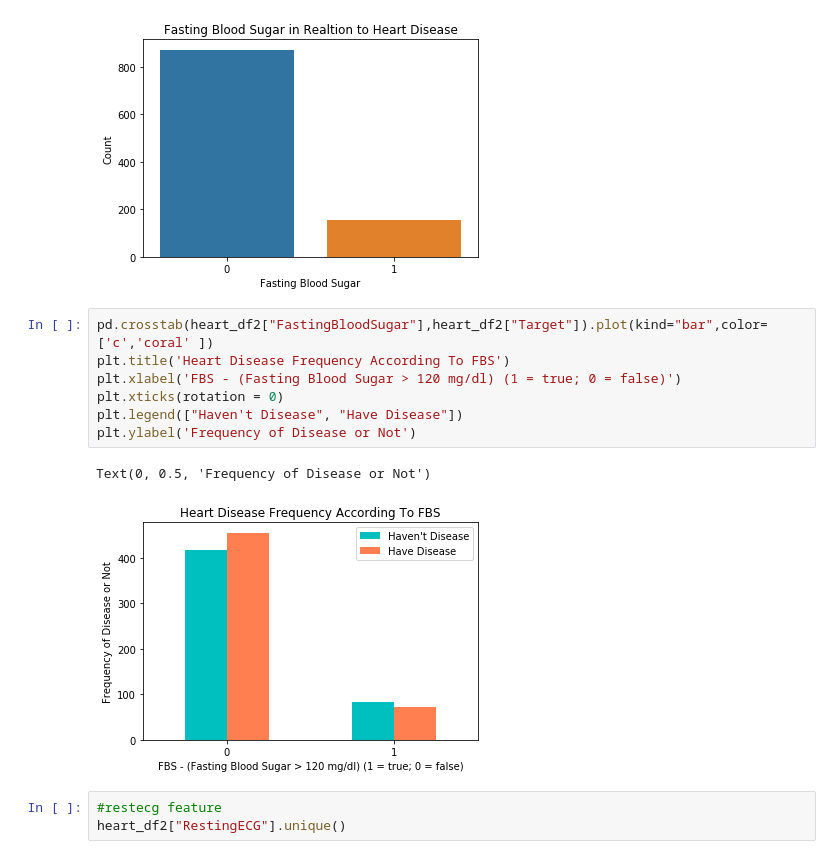
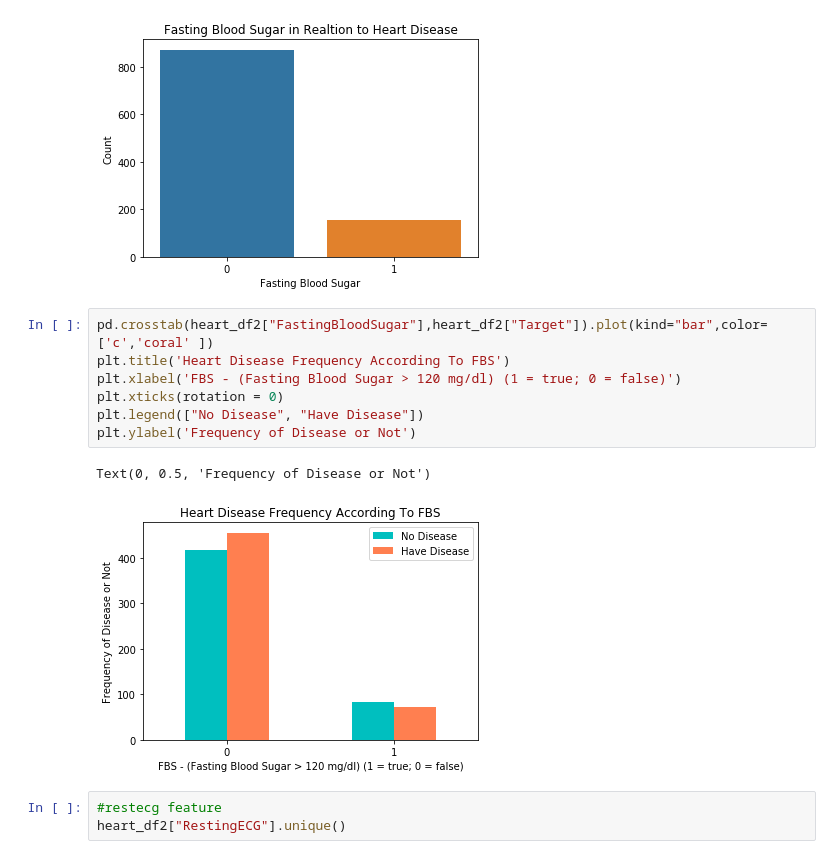
Before and after one commit to letisalbal/Final-Project, a Jupyter notebook: HeartDisease.ipynb, the cells around one changed output. Saved outputs shown, nothing was run; the diff lists cells and outputs as text.

```diff
--- a/HeartDisease.ipynb
+++ b/HeartDisease.ipynb
@@ -325,13 +325,13 @@ Text(0.5, 1.0, 'Fasting Blood Sugar in Realtion to Heart Disease')
 # %%
 pd.crosstab(heart_df2["FastingBloodSugar"],heart_df2["Target"]).plot(kind="bar",color=['c','coral' ])
 plt.title('Heart Disease Frequency According To FBS')
 plt.xlabel('FBS - (Fasting Blood Sugar > 120 mg/dl) (1 = true; 0 = false)')
 plt.xticks(rotation = 0)
-plt.legend(["Haven't Disease", "Have Disease"])
+plt.legend(["No Disease", "Have Disease"])
 plt.ylabel('Frequency of Disease or Not')
 # %% [output]
 Text(0, 0.5, 'Frequency of Disease or Not')
-[figure, old version]
+[figure, new version]
 # %%
 #restecg feature
 heart_df2["RestingECG"].unique()
```
Also changed, not shown: parts of 3 cells of this notebook.
